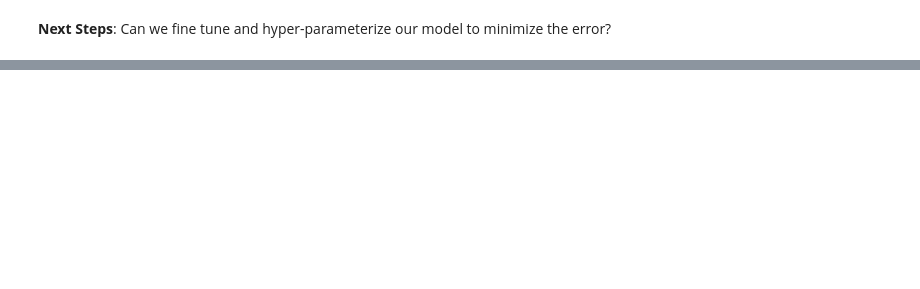
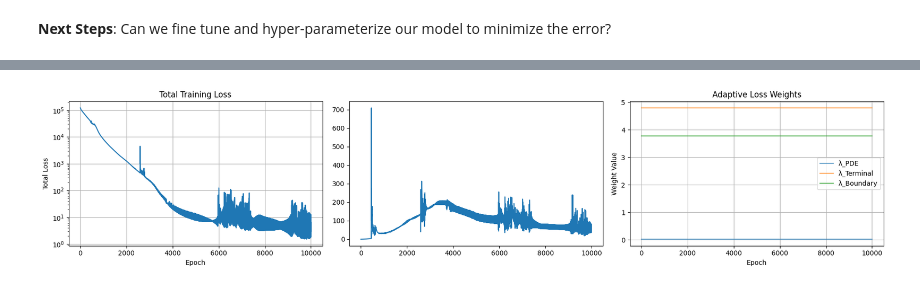
Before and after one commit to TUTULEMAN/SIG-Math-2025, a Jupyter notebook: black-scholes/black_scholes.ipynb, the cells around one changed output, grey strips where cells are left out. Saved outputs shown, nothing was run; the diff lists cells and outputs as text; code cells hidden in the pictures; blank space fills up the shorter version.

```diff
--- a/black-scholes/black_scholes.ipynb
+++ b/black-scholes/black_scholes.ipynb
@@ -357,0 +414,84 @@ Mean Error: 0.463429
+# %%
+epochs_opt = 10000
+initial_lr = 0.001
+
+optimizer_opt = torch.optim.Adam(improved_model.parameters(), lr=initial_lr)
+scheduler = torch.optim.lr_scheduler.ExponentialLR(optimizer_opt, gamma=0.9998)
+
+pde_data_opt, terminal_data_opt, lower_data_opt, upper_data_opt = generate_training_data(
+    n_pde=5000,
+    n_boundary=500
+)
+
+loss_history_opt = []
+pde_loss_history = []
+boundary_loss_history = []
+
+print("Training improved PINN with adaptive weighting and LR scheduling...")
+for epoch in range(epochs_opt):
+    optimizer_opt.zero_grad()
+
+    S_pde, t_pde = pde_data_opt
+    pde_residual = compute_pde_residual(improved_model, S_pde, t_pde, r, sigma)
+    loss_pde = torch.mean(pde_residual**2)
+
+    S_term, t_term, V_term = terminal_data_opt
+    V_pred_term = improved_model(S_term, t_term)
+    loss_terminal = torch.mean((V_pred_term - V_term)**2)
+
+    S_low, t_low, V_low = lower_data_opt
+    V_pred_low = improved_model(S_low, t_low)
+    loss_lower = torch.mean((V_pred_low - V_low)**2)
+
+    S_up, t_up, V_up = upper_data_opt
+    V_pred_up = improved_model(S_up, t_up)
+    loss_upper = torch.mean((V_pred_up - V_up)**2)
+    lambda_pde, lambda_terminal, lambda_boundary = improved_model.get_loss_weights()
+
+    loss = (lambda_pde * loss_pde +
+            lambda_terminal * loss_terminal +
+            lambda_boundary * (loss_lower + loss_upper))
+
+    loss.backward()
+
+    torch.nn.utils.clip_grad_norm_(improved_model.parameters(), max_norm=1.0)
+    boundary_loss_history.append((loss_terminal.item() + loss_lower.item() + loss_upper.item()) / 3)
+    optimizer_opt.step()
+    scheduler.step()
+
+    loss_history_opt.append(loss.item())
+    pde_loss_history.append(loss_pde.item())
+    boundary_loss_history.append((loss_terminal.item() + loss_lower.item() + loss_upper.item()) / 3)
+
+    if (epoch + 1) % 500 == 0:
+        current_lr = optimizer_opt.param_groups[0]['lr']
+        lambda_pde, lambda_terminal, lambda_boundary = improved_model.get_loss_weights()
+        print(f"Epoch {epoch+1}/{epochs_opt}, Loss: {loss.item():.6f}, "
+              f"PDE: {loss_pde.item():.6f}, Terminal: {loss_terminal.item():.6f}, LR: {current_lr:.6f}")
+        print(f"  Adaptive weights - λ_pde: {lambda_pde.item():.3f}, "
+              f"λ_terminal: {lambda_terminal.item():.3f}, "
+              f"λ_boundary: {lambda_boundary.item():.3f}")
+fig, axes = plt.subplots(1, 3, figsize=(18, 4))
+
+axes[0].plot(loss_history_opt)
+axes[0].set_xlabel('Epoch')
+axes[0].set_ylabel('Total Loss')
+axes[0].set_title('Total Training Loss')
+axes[0].set_yscale('log')
+axes[0].grid(True)
+
+axes[1].plot(pde_loss_history, label='PDE Loss')
+lambda_pde_final, lambda_terminal_final, lambda_boundary_final = improved_model.get_loss_weights()
+axes[2].plot([lambda_pde_final.item()] * len(loss_history_opt), label='λ_PDE', alpha=0.7)
+axes[2].plot([lambda_terminal_final.item()] * len(loss_history_opt), label='λ_Terminal', alpha=0.7)
+axes[2].plot([lambda_boundary_final.item()] * len(loss_history_opt), label='λ_Boundary', alpha=0.7)
+axes[2].set_xlabel('Epoch')
+axes[2].set_ylabel('Weight Value')
+axes[2].set_title('Adaptive Loss Weights')
+axes[2].legend()
+axes[2].grid(True)
+
+plt.tight_layout()
+
+plt.show()
+# %% [output]
@@ -357,0 +515 @@ Mean Error: 0.463429
+[figure, added]
```
Also changed, not shown: parts of 13 cells of this notebook.
